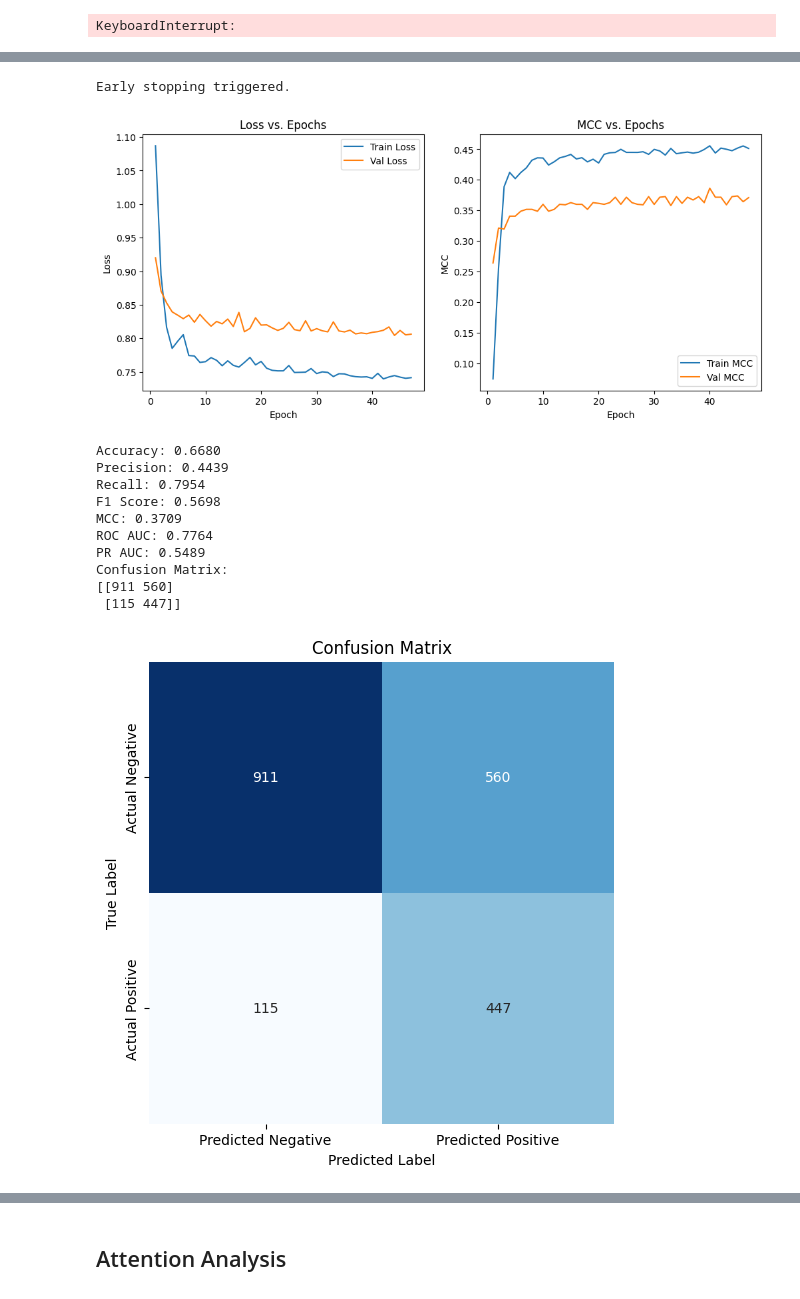
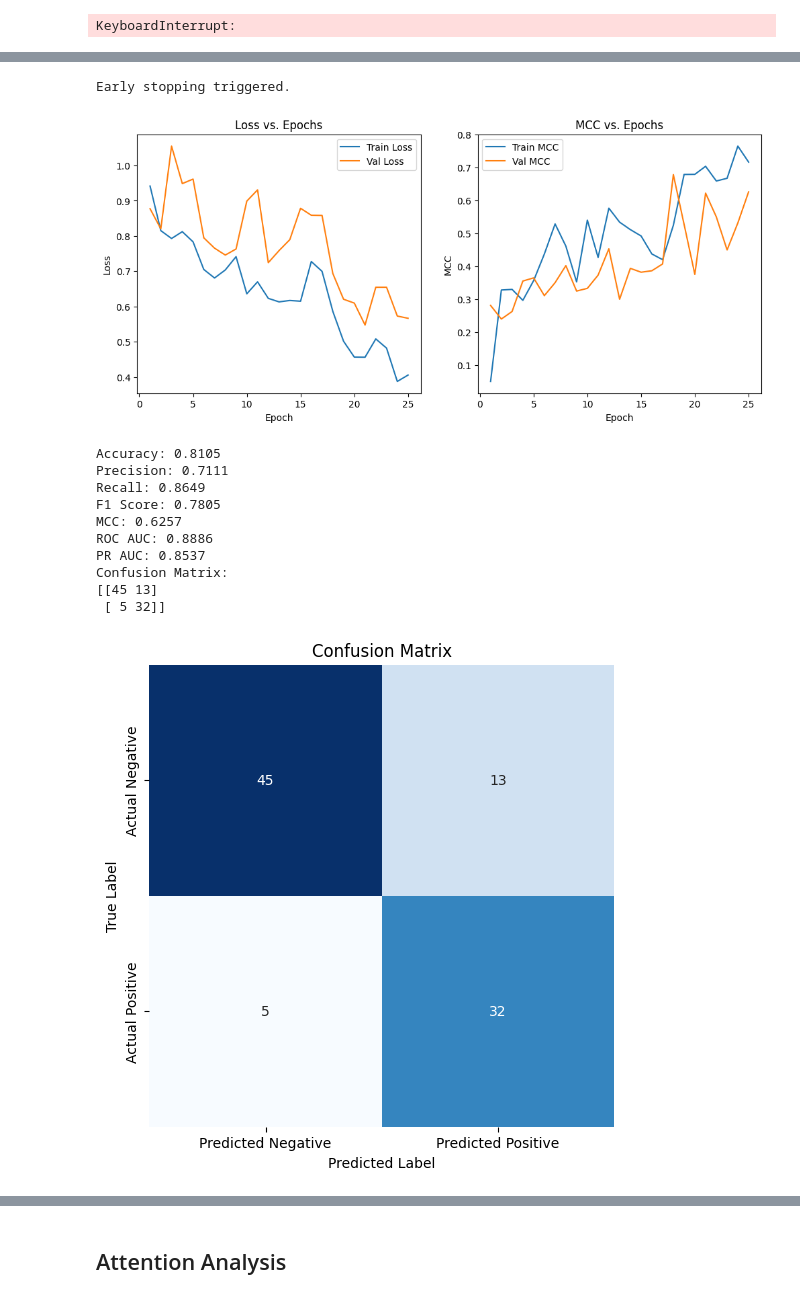
Before and after one commit to Noonanav/phage_host_set_transformers, a Jupyter notebook: set_transformer_modeling_v3.ipynb, the cells around one changed output, grey strips where cells are left out. Drawn from its saved outputs; the diff is of its cells as text; code cells hidden in the pictures.

Commit message:
Added temperature and attention weight perturbations

```diff
--- a/set_transformer_modeling_v3.ipynb
+++ b/set_transformer_modeling_v3.ipynb
@@ -347,9 +417,9 @@ Description: This block implements the cross-attention mechanism, allowing strai
 # %%
 class CrossAttention(nn.Module):
     """Cross-attention between two sets."""
-    def __init__(self, dim, num_heads, ln=False):
+    def __init__(self, dim, num_heads, ln=False, temperature=0.1):
         super(CrossAttention, self).__init__()
-        self.mab = MAB(dim, dim, dim, num_heads, ln=ln)
+        self.mab = MAB(dim, dim, dim, num_heads, ln=ln, temperature=temperature)
 
     def forward(self, X, Y, mask=None, return_attn=False):
         # Pass mask & return_attn to MAB
@@ -818,14 +903,14 @@ Description: This block contains a function for the full workflow.
 # %%
 def main(debug=False):
     # 1. Load data
-    strain_embeddings = load_embeddings('/content/drive/MyDrive/Arkin/set_transformer_data/embedding_sets/strains')
-    phage_embeddings  = load_embeddings('/content/drive/MyDrive/Arkin/set_transformer_data/embedding_sets/phages')
-    # strain_embeddings = load_embeddings('/content/drive/MyDrive/Arkin/ESM2/public_datasets/pseudomonas/strain_mod/')
-    # phage_embeddings  = load_embeddings('/content/drive/MyDrive/Arkin/ESM2/public_datasets/pseudomonas/phage_mod/')
+    # strain_embeddings = load_embeddings('/content/drive/MyDrive/Arkin/set_transformer_data/embedding_sets/strains')
+    # phage_embeddings  = load_embeddings('/content/drive/MyDrive/Arkin/set_transformer_data/embedding_sets/phages')
+    strain_embeddings = load_embeddings('/content/drive/MyDrive/Arkin/ESM2/public_datasets/pseudomonas/strain_mod/')
+    phage_embeddings  = load_embeddings('/content/drive/MyDrive/Arkin/ESM2/public_datasets/pseudomonas/phage_mod/')
 
     # 2. Load and split interactions
-    # interactions_df = pd.read_csv('/content/drive/MyDrive/Arkin/phage_public_datasets/pseudomonas/interaction_matrix.csv')
-    interactions_df = pd.read_csv('/content/drive/MyDrive/Arkin/set_transformer_data/EDGE_interaction_long_172_no2.csv')
+    interactions_df = pd.read_csv('/content/drive/MyDrive/Arkin/phage_public_datasets/pseudomonas/interaction_matrix.csv')
+    # interactions_df = pd.read_csv('/content/drive/MyDrive/Arkin/set_transformer_data/EDGE_interaction_long_172_no2.csv')
 
     # Filter interactions_df before splitting
     strain_keys = set(strain_embeddings.keys())
@@ -853,7 +938,7 @@ def main(debug=False):
         test_df,
         strain_embeddings,
         phage_embeddings,
-        batch_size=1024
+        batch_size=32
     )
 
     # 4. Initialize model
@@ -863,8 +948,12 @@ def main(debug=False):
         strain_inds=128,
         phage_inds=64,
         dropout=0.1,
-        ln=True
+        ln=True,
+        temperature=0.01  # Add a low temperature value (0.05-0.2 range)
     ).to(device)
+
+    # Initialize with perturbations to break symmetry
+    model = init_attention_weights(model)
 
     # 5. Train model, passing pos_weight_val
     history = train_model(
@@ -1314,18 +1403,21 @@ if __name__ == "__main__":
     os.makedirs(output_subdir, exist_ok=True)
 
     # Construct the full file path for the output file
-    output_file_path = os.path.join(output_subdir, 'main_function_outputs_ecoli_1024_5_attention.pkl')  # or .joblib
+    output_file_path = os.path.join(output_subdir, 'main_function_outputs_pseudomonas_attention.pkl')  # or .joblib
 
     # Save the outputs
     with open(output_file_path, 'wb') as f:  # or 'wb' for joblib
         pickle.dump(outputs, f)  # or joblib.dump(outputs, f)
 
     # Need to make sure we also have access to these variables for attention analysis
-    strain_embeddings = load_embeddings('/content/drive/MyDrive/Arkin/set_transformer_data/embedding_sets/strains')
-    phage_embeddings = load_embeddings('/content/drive/MyDrive/Arkin/set_transformer_data/embedding_sets/phages')
+    # strain_embeddings = load_embeddings('/content/drive/MyDrive/Arkin/set_transformer_data/embedding_sets/strains')
+    # phage_embeddings  = load_embeddings('/content/drive/MyDrive/Arkin/set_transformer_data/embedding_sets/phages')
+    strain_embeddings = load_embeddings('/content/drive/MyDrive/Arkin/ESM2/public_datasets/pseudomonas/strain_mod/')
+    phage_embeddings  = load_embeddings('/content/drive/MyDrive/Arkin/ESM2/public_datasets/pseudomonas/phage_mod/')
 
-    # Load interactions_df again to recreate test_df (needed for sample metadata)
-    interactions_df = pd.read_csv('/content/drive/MyDrive/Arkin/set_transformer_data/EDGE_interaction_long_172_no2.csv')
+    # 2. Load and split interactions
+    interactions_df = pd.read_csv('/content/drive/MyDrive/Arkin/phage_public_datasets/pseudomonas/interaction_matrix.csv')
+    # interactions_df = pd.read_csv('/content/drive/MyDrive/Arkin/set_transformer_data/EDGE_interaction_long_172_no2.csv')
 
     # Filter for available embeddings
     strain_keys = set(strain_embeddings.keys())
@@ -1346,7 +1438,7 @@ if __name__ == "__main__":
     )
 
     # Set output directory for attention analysis files
-    attention_output_dir = os.path.join(output_dir, 'attention_analysis')
+    attention_output_dir = os.path.join(output_dir, 'attention_analysis_pseudo')
     os.makedirs(attention_output_dir, exist_ok=True)
 
     print("Starting attention analysis...")
@@ -1374,7 +1466,7 @@ if __name__ == "__main__":
     print(f"Attention analysis complete. Results saved to {attention_output_dir}")
 
     # Save attention results
-    with open(os.path.join(attention_output_dir, 'attention_analysis_results.pkl'), 'wb') as f:
+    with open(os.path.join(attention_output_dir, 'attention_analysis_results_pseudo.pkl'), 'wb') as f:
         pickle.dump({
             'attention_results': attention_results,
             'pattern_results': pattern_results
@@ -1400,13 +1492,13 @@ pos_weight_val = 2.441
 Early stopping triggered.
-[figure, old version]
+[figure, new version]
-Accuracy: 0.6680
-Precision: 0.4439
-Recall: 0.7954
-F1 Score: 0.5698
-MCC: 0.3709
-ROC AUC: 0.7764
-PR AUC: 0.5489
+Accuracy: 0.8105
+Precision: 0.7111
+Recall: 0.8649
+F1 Score: 0.7805
+MCC: 0.6257
+ROC AUC: 0.8886
+PR AUC: 0.8537
 Confusion Matrix:
-[[911 560]
- [115 447]]
+[[45 13]
+ [ 5 32]]
-[figure, old version]
+[figure, new version]
```
Also changed, not shown: parts of 8 cells of this notebook.
